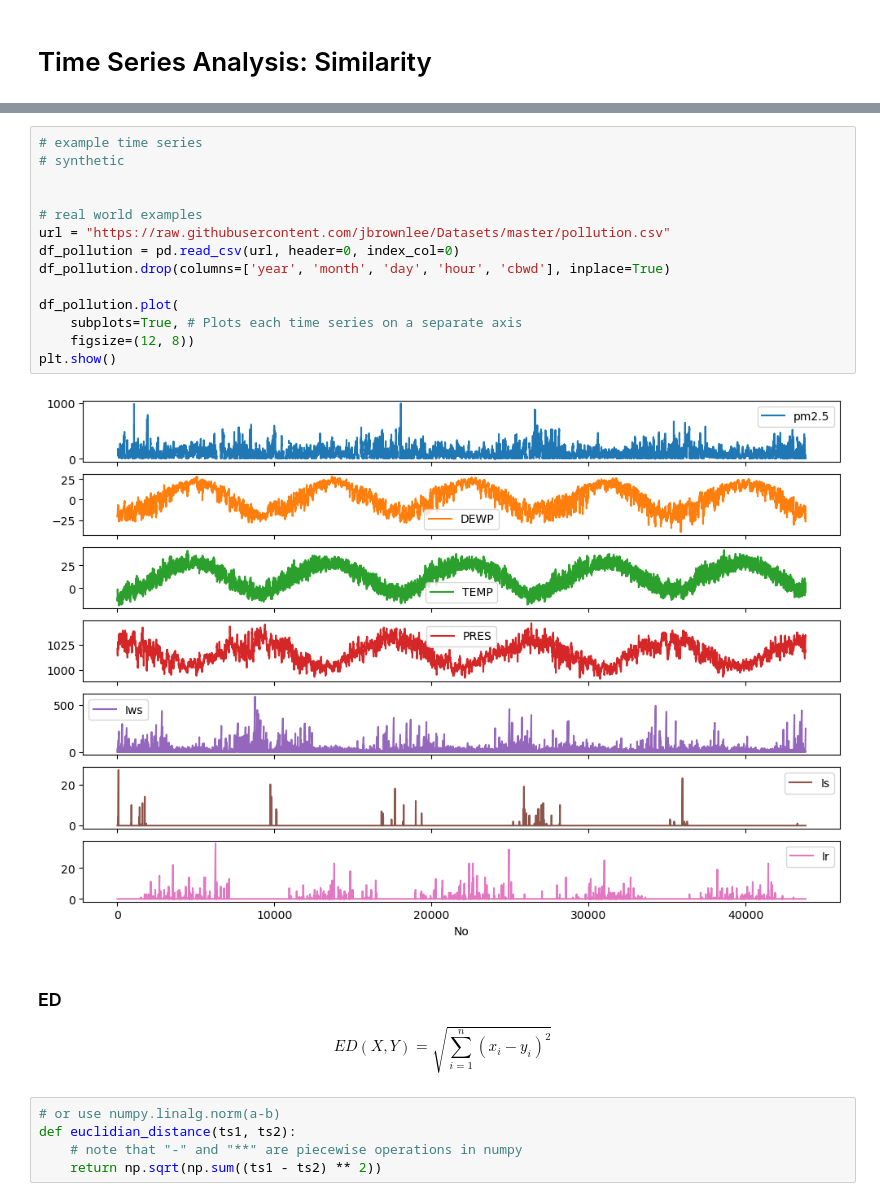
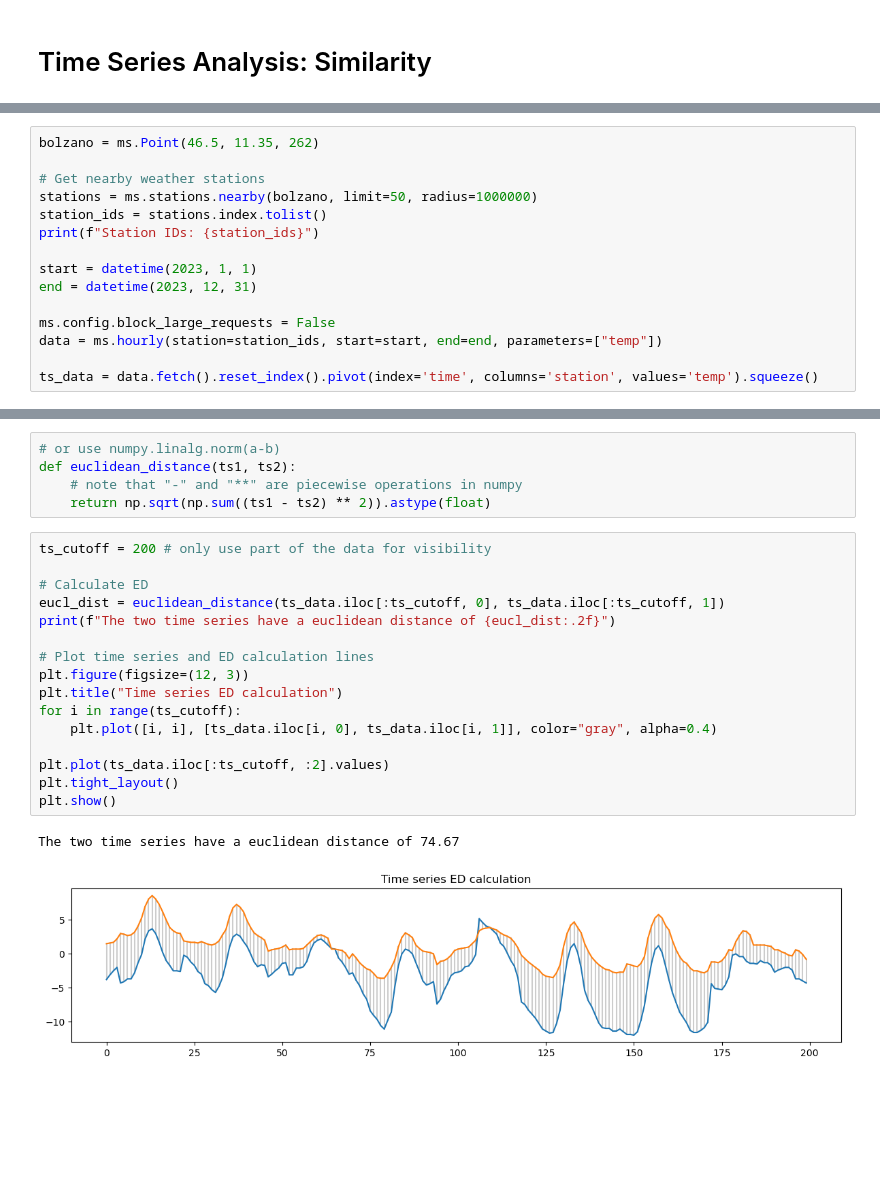
Before and after one commit to moritzspuehler/unibz-tsa-lecture-examples, a Jupyter notebook: tsa03_similarity.ipynb, the cells around one changed output, grey strips where cells are left out. Saved outputs shown, nothing was run; the diff lists cells and outputs as text; blank space fills up the shorter version.

```diff
--- a/tsa03_similarity.ipynb
+++ b/tsa03_similarity.ipynb
@@ -7,0 +11,15 @@ import matplotlib.pyplot as plt
+# %%
+bolzano = ms.Point(46.5, 11.35, 262)
+
+# Get nearby weather stations
+stations = ms.stations.nearby(bolzano, limit=50, radius=1000000)
+station_ids = stations.index.tolist()
+print(f"Station IDs: {station_ids}")
+
+start = datetime(2023, 1, 1)
+end = datetime(2023, 12, 31)
+
+ms.config.block_large_requests = False
+data = ms.hourly(station=station_ids, start=start, end=end, parameters=["temp"])
+
+ts_data = data.fetch().reset_index().pivot(index='time', columns='station', values='temp').squeeze()
@@ -16,27 +37,26 @@ To solve this, Dynamic Time Warping (DTW) introduces a more "elastic" similarity
-# %%
-# example time series
-# synthetic
-
-
-# real world examples
-url = "https://raw.githubusercontent.com/jbrownlee/Datasets/master/pollution.csv"
-df_pollution = pd.read_csv(url, header=0, index_col=0)
-df_pollution.drop(columns=['year', 'month', 'day', 'hour', 'cbwd'], inplace=True)
-
-df_pollution.plot(
-    subplots=True, # Plots each time series on a separate axis
-    figsize=(12, 8))
-plt.show()
-# %% [output]
-[figure, removed]
-# %% [markdown]
-### ED
-
-$$ED(X, Y) = \sqrt{\sum_{i=1}^n (x_i - y_i)^2}$$
 # %%
 # or use numpy.linalg.norm(a-b)
-def euclidian_distance(ts1, ts2):
+def euclidean_distance(ts1, ts2):
     # note that "-" and "**" are piecewise operations in numpy
-    return np.sqrt(np.sum((ts1 - ts2) ** 2))
+    return np.sqrt(np.sum((ts1 - ts2) ** 2)).astype(float)
+# %%
+ts_cutoff = 200 # only use part of the data for visibility
+
+# Calculate ED
+eucl_dist = euclidean_distance(ts_data.iloc[:ts_cutoff, 0], ts_data.iloc[:ts_cutoff, 1])
+print(f"The two time series have a euclidean distance of {eucl_dist:.2f}")
+
+# Plot time series and ED calculation lines
+plt.figure(figsize=(12, 3))
+plt.title("Time series ED calculation")
+for i in range(ts_cutoff):
+    plt.plot([i, i], [ts_data.iloc[i, 0], ts_data.iloc[i, 1]], color="gray", alpha=0.4)
+
+plt.plot(ts_data.iloc[:ts_cutoff, :2].values)
+plt.tight_layout()
+plt.show()
+# %% [output]
+The two time series have a euclidean distance of 74.67
+[figure, added]
 # %% [markdown]
 ## DTW
```
Also changed, not shown: parts of 26 cells of this notebook.
